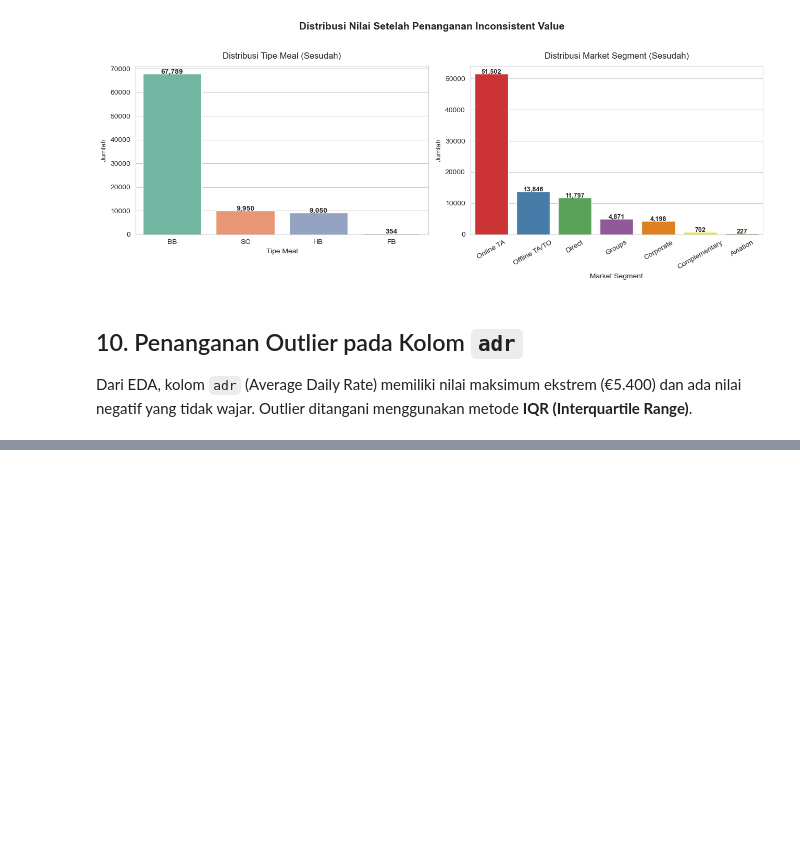
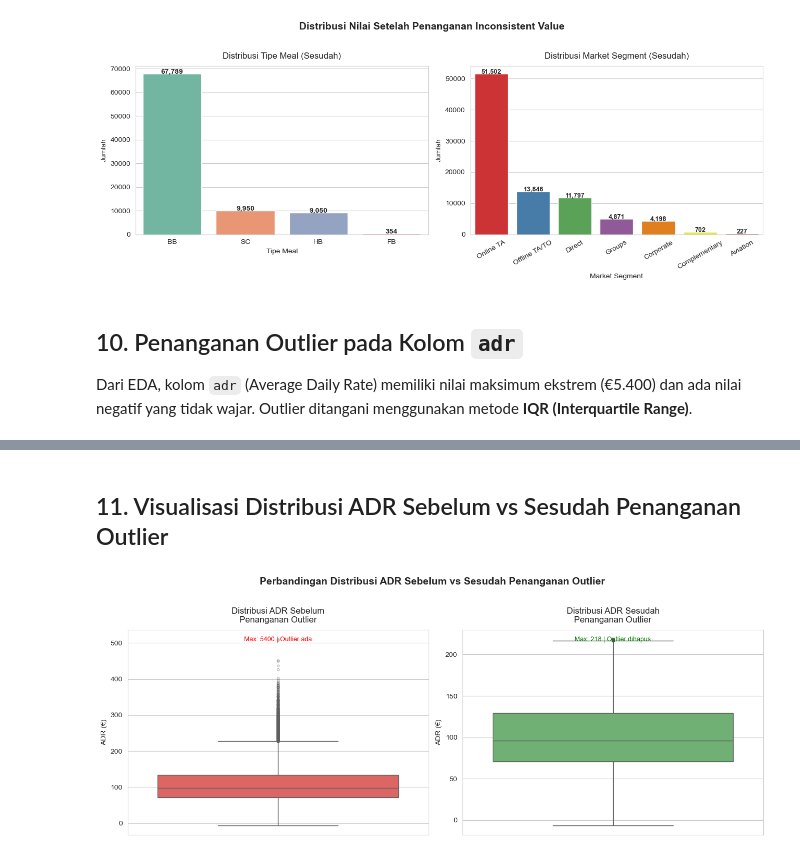
Before and after one commit to MuhammadShidqiHanifUSK/A_Project_VisDat_Klp1, a Jupyter notebook: notebooks/preprocessing.ipynb, the cells around one changed output, grey strips where cells are left out. Drawn from its saved outputs; the diff is of its cells as text; code cells hidden in the pictures; blank space fills up the shorter version.

Commit message:
Edit preprocessing.ipynb: Add Chart Before Vs After Handling Outlier Data in adr Column

```diff
--- a/notebooks/preprocessing.ipynb
+++ b/notebooks/preprocessing.ipynb
@@ -251,0 +252,31 @@ Shape setelah hapus outlier ADR: (84658, 30)
+# %% [markdown]
+## 11. Visualisasi Distribusi ADR Sebelum vs Sesudah Penanganan Outlier
+# %%
+df_raw_adr = pd.read_csv("../data/raw/hotel_bookings.csv")
+df_raw_adr.drop_duplicates(inplace=True)
+
+sns.set_style('whitegrid')
+fig, axes = plt.subplots(1, 2, figsize=(13, 5))
+
+# Sebelum (filtered for display, not for removal)
+sns.boxplot(y=df_raw_adr['adr'][df_raw_adr['adr'] < 600],
+            ax=axes[0], color='#EF5350', flierprops=dict(marker='o', markersize=3, alpha=0.4))
+axes[0].set_title('Distribusi ADR Sebelum\nPenanganan Outlier', fontsize=12, pad=10)
+axes[0].set_ylabel('ADR (€)')
+axes[0].text(0.5, 0.97, f"Max: {df_raw_adr['adr'].max():.0f} | Outlier ada",
+             ha='center', va='top', transform=axes[0].transAxes, fontsize=9, color='red')
+
+# Sesudah
+sns.boxplot(y=df['adr'], ax=axes[1], color='#66BB6A',
+            flierprops=dict(marker='o', markersize=3, alpha=0.4))
+axes[1].set_title('Distribusi ADR Sesudah\nPenanganan Outlier', fontsize=12, pad=10)
+axes[1].set_ylabel('ADR (€)')
+axes[1].text(0.5, 0.97, f"Max: {df['adr'].max():.0f} | Outlier dihapus",
+             ha='center', va='top', transform=axes[1].transAxes, fontsize=9, color='green')
+
+plt.suptitle('Perbandingan Distribusi ADR Sebelum vs Sesudah Penanganan Outlier',
+             fontsize=14, fontweight='bold', y=1.02)
+plt.tight_layout()
+plt.show()
+# %% [output]
+[figure, added]
```
Also changed, not shown: parts of 1 cell of this notebook.
